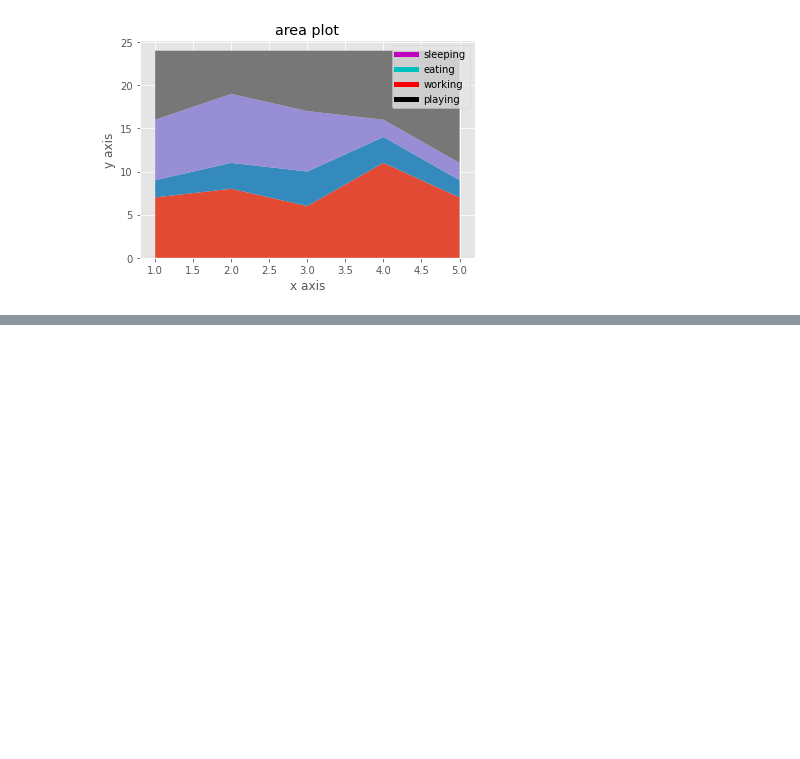
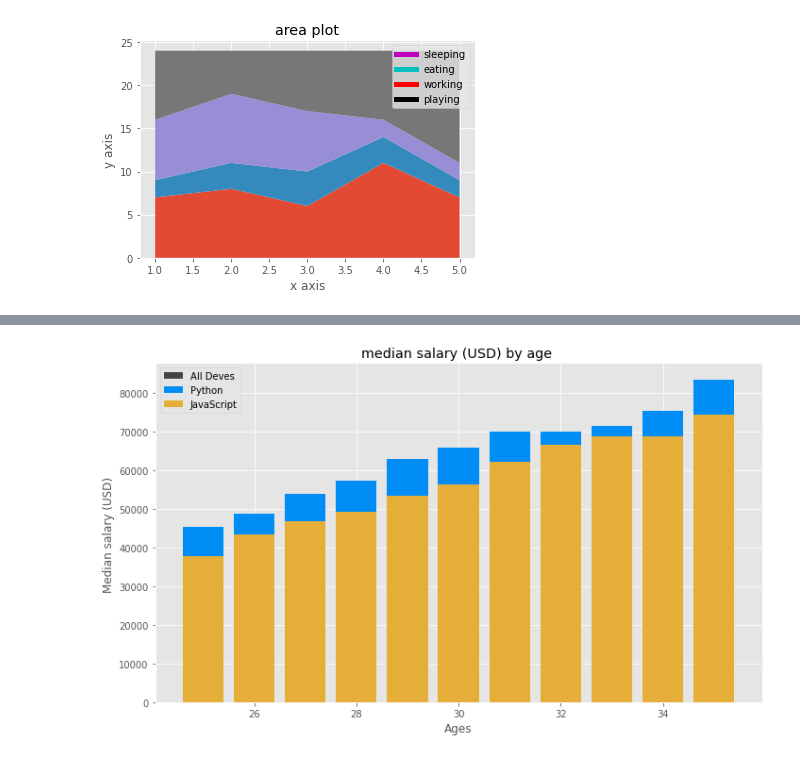
Before and after one commit to farhanasajeer/Python-programs, a Jupyter notebook: matplotlib.ipynb, the cells around one changed output, grey strips where cells are left out. Cells and saved outputs as stored; diff of their text form; code cells hidden in the pictures; blank space fills up the shorter version.

```diff
--- a/matplotlib.ipynb
+++ b/matplotlib.ipynb
@@ -113,0 +193,18 @@ plt.show()
+# %%
+# STACKED
+
+plt.bar(ages_x,dev_y,color='#444444', label='All Deves')
+plt.bar(ages_x,py_dev_y,color='#008df5', label='Python')
+plt.bar(ages_x,js_dev_y,color='#e5ae38', label='JavaScript')
+
+plt.xlabel("Ages")
+plt.ylabel("Median salary (USD) ")
+plt.title("median salary (USD) by age ")
+
+plt.legend()
+
+# automatically adjust subplot parameters to give specified padding
+plt.tight_layout()
+plt.show()
+# %% [output]
+[figure, added]
```
Also changed, not shown: parts of 8 cells of this notebook.
